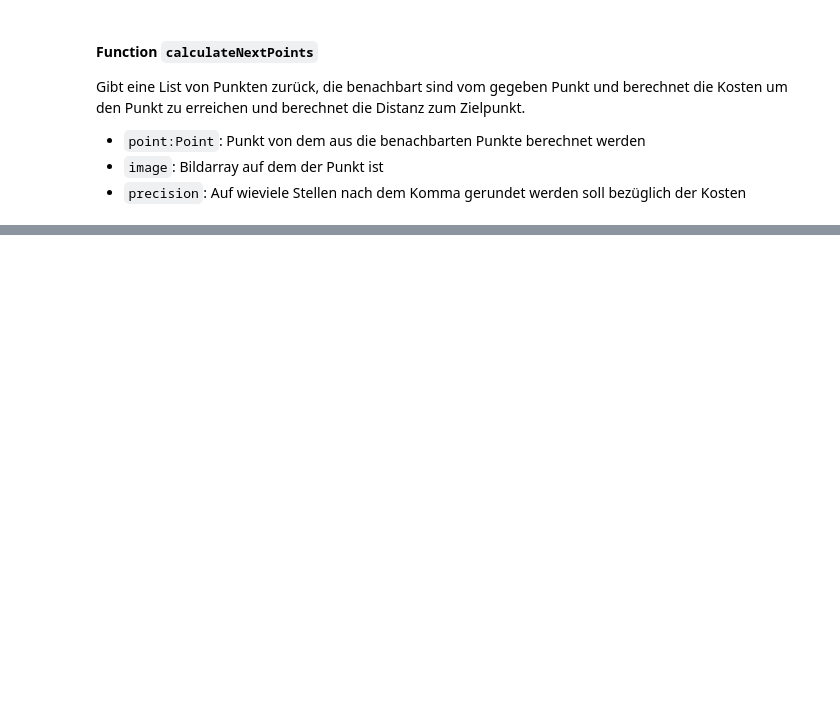
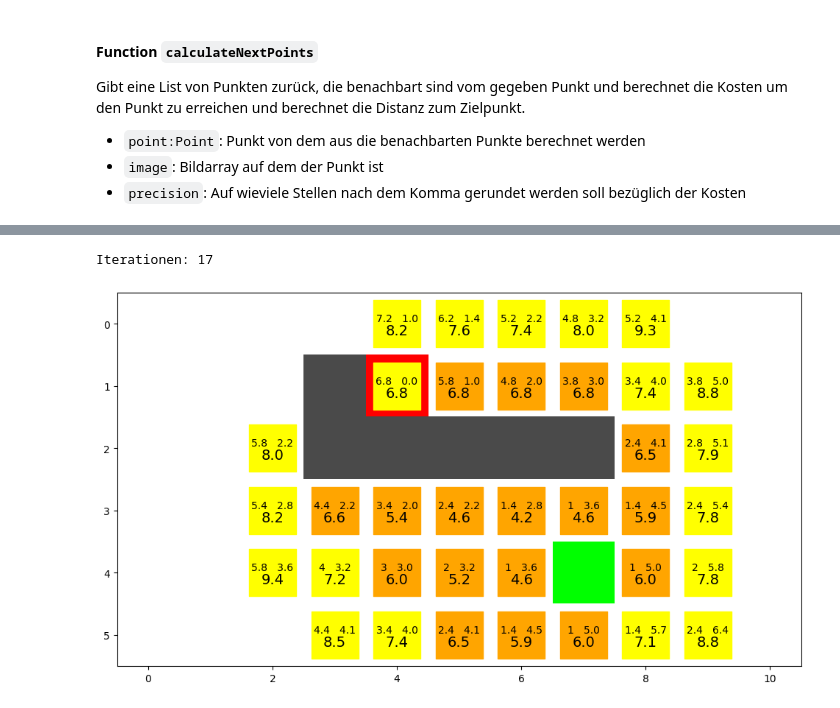
Before and after one commit to lukzimmermann/Algorithms, a Jupyter notebook: SearchBase/SearchBase.ipynb, the cells around one changed output, grey strips where cells are left out. Cells and saved outputs as stored; diff of their text form; code cells hidden in the pictures; blank space fills up the shorter version.

```diff
--- a/SearchBase/SearchBase.ipynb
+++ b/SearchBase/SearchBase.ipynb
@@ -192,21 +192,24 @@ def getLowestUnvisitedFCostPoints(points:list[Point]):
             if p.f_cost <= minFCost:
                 minFCost = p.f_cost
                 bestPoint = p
+                bestFCostPoints.append(bestPoint)
 
-    bestFCostPoints.append(bestPoint)
+
 
     if len(bestFCostPoints) > 1:
-        return getLowestHCostPoint(bestFCostPoints)
+        bestPoint = getLowestHCostPoint(bestFCostPoints)
+    else:
+        bestPoint = bestFCostPoints[0]
 
-    return bestFCostPoints
+    return bestPoint
 # %%
-#p1 = Point(0, 0, 10, 30)
-#p2 = Point(0, 0, 30, 10)
-#p3 = Point(0, 0, 20, 20)
-#p4 = Point(0, 0, 30, 30)
-#
-#p = [p1, p2, p3, p4]
-#
-#point = getLowestUnvisitedFCostPoints(p)
-#
-#print(f'f={point.f_cost}\tg={point.g_cost}\th={point.h_cost}')
+p1 = Point(0, 0, 10, 30)
+p2 = Point(0, 0, 30, 10)
+p3 = Point(0, 0, 20, 20)
+p4 = Point(0, 0, 30, 30)
+
+p = [p1, p2, p3, p4]
+
+point = getLowestUnvisitedFCostPoints(p)
+
+print(f'f={point.f_cost}\tg={point.g_cost}\th={point.h_cost}')
@@ -258,7 +263,7 @@ MAX_ITERATION = 10000
 
 while distanceToTarget > 1.5 and iterations < MAX_ITERATION:
     point = getLowestUnvisitedFCostPoints(nextPoints)
-
+    point.isVisited = True
     distanceToTarget = point.h_cost
     nextPoints = calculateNextPoints(point, img, nextPoints)
     iterations += 1
@@ -269,2 +290,5 @@ AttributeError: 'list' object has no attribute 'h_cost'
 # %%
-printPlotDetail(nextPoints, img)
+printPlotDetail(nextPoints, img, iterations)
+# %% [output]
+Iterationen: 17
+[figure, added]
```
Also changed, not shown: parts of 2 cells of this notebook, 16 other files.
